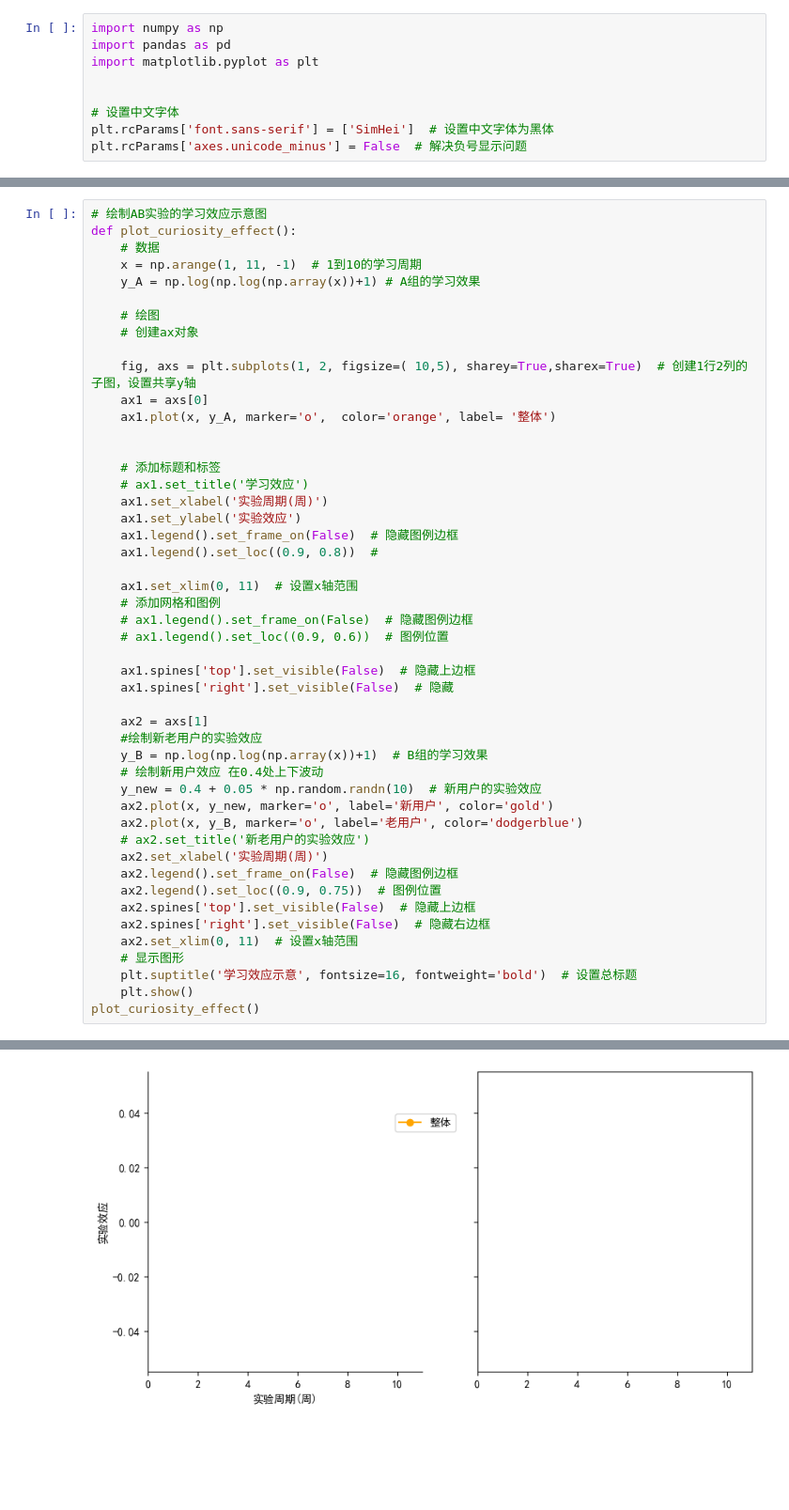
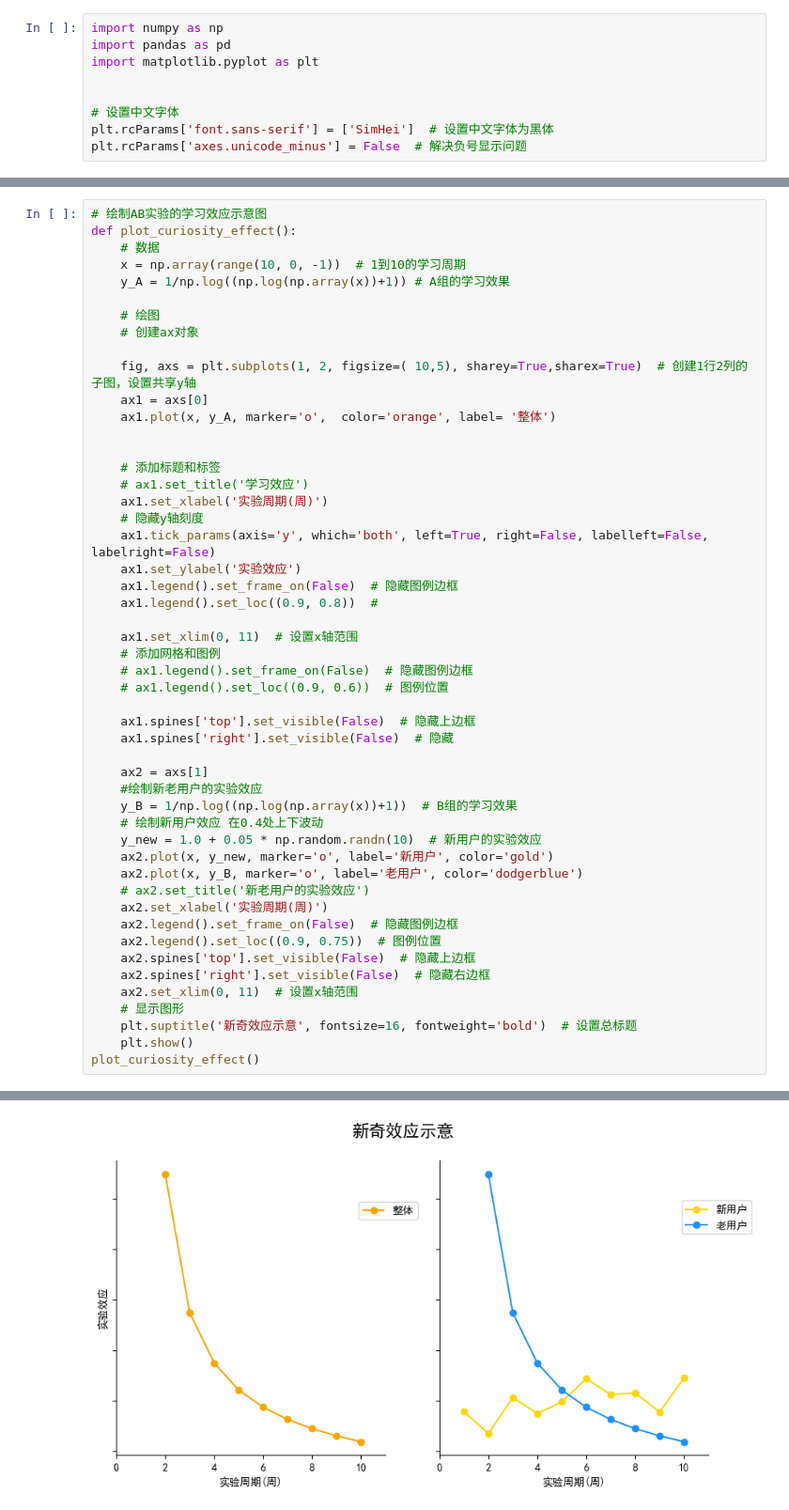
Before and after one commit to jintangz/PublicArticle, a Jupyter notebook: ABT/Chapter6.assets/图片绘制.ipynb, the cells around one changed output, grey strips where cells are left out. Shown at 94% size. Saved outputs shown, nothing was run; the diff lists cells and outputs as text; blank space fills up the shorter version.

```diff
--- a/ABT/Chapter6.assets/图片绘制.ipynb
+++ b/ABT/Chapter6.assets/图片绘制.ipynb
@@ -61,8 +63,8 @@ plot_learning_effect()
 # 绘制AB实验的学习效应示意图
 def plot_curiosity_effect():
     # 数据
-    x = np.arange(1, 11, -1)  # 1到10的学习周期
-    y_A = np.log(np.log(np.array(x))+1) # A组的学习效果
+    x = np.array(range(10, 0, -1))  # 1到10的学习周期
+    y_A = 1/np.log((np.log(np.array(x))+1)) # A组的学习效果
 
     # 绘图
     # 创建ax对象
@@ -75,6 +77,8 @@ def plot_curiosity_effect():
     # 添加标题和标签
     # ax1.set_title('学习效应')
     ax1.set_xlabel('实验周期(周)')
+    # 隐藏y轴刻度
+    ax1.tick_params(axis='y', which='both', left=True, right=False, labelleft=False, labelright=False)
     ax1.set_ylabel('实验效应')
     ax1.legend().set_frame_on(False)  # 隐藏图例边框
     ax1.legend().set_loc((0.9, 0.8))  #
@@ -89,9 +93,9 @@ def plot_curiosity_effect():
 
     ax2 = axs[1]
     #绘制新老用户的实验效应
-    y_B = np.log(np.log(np.array(x))+1)  # B组的学习效果
+    y_B = 1/np.log((np.log(np.array(x))+1))  # B组的学习效果
     # 绘制新用户效应 在0.4处上下波动
-    y_new = 0.4 + 0.05 * np.random.randn(10)  # 新用户的实验效应
+    y_new = 1.0 + 0.05 * np.random.randn(10)  # 新用户的实验效应
     ax2.plot(x, y_new, marker='o', label='新用户', color='gold')
     ax2.plot(x, y_B, marker='o', label='老用户', color='dodgerblue')
     # ax2.set_title('新老用户的实验效应')
@@ -102,7 +106,7 @@ def plot_curiosity_effect():
     ax2.spines['right'].set_visible(False)  # 隐藏右边框
     ax2.set_xlim(0, 11)  # 设置x轴范围
     # 显示图形
-    plt.suptitle('学习效应示意', fontsize=16, fontweight='bold')  # 设置总标题
+    plt.suptitle('新奇效应示意', fontsize=16, fontweight='bold')  # 设置总标题
     plt.show()
 plot_curiosity_effect()
 # %% [output]
@@ -110 +113 @@ ValueError: x and y must have same first dimension, but have shapes (0,) and (10
-[figure, old version]
+[figure, new version]
```
Also changed, not shown: parts of 12 cells of this notebook, 8 other files.
